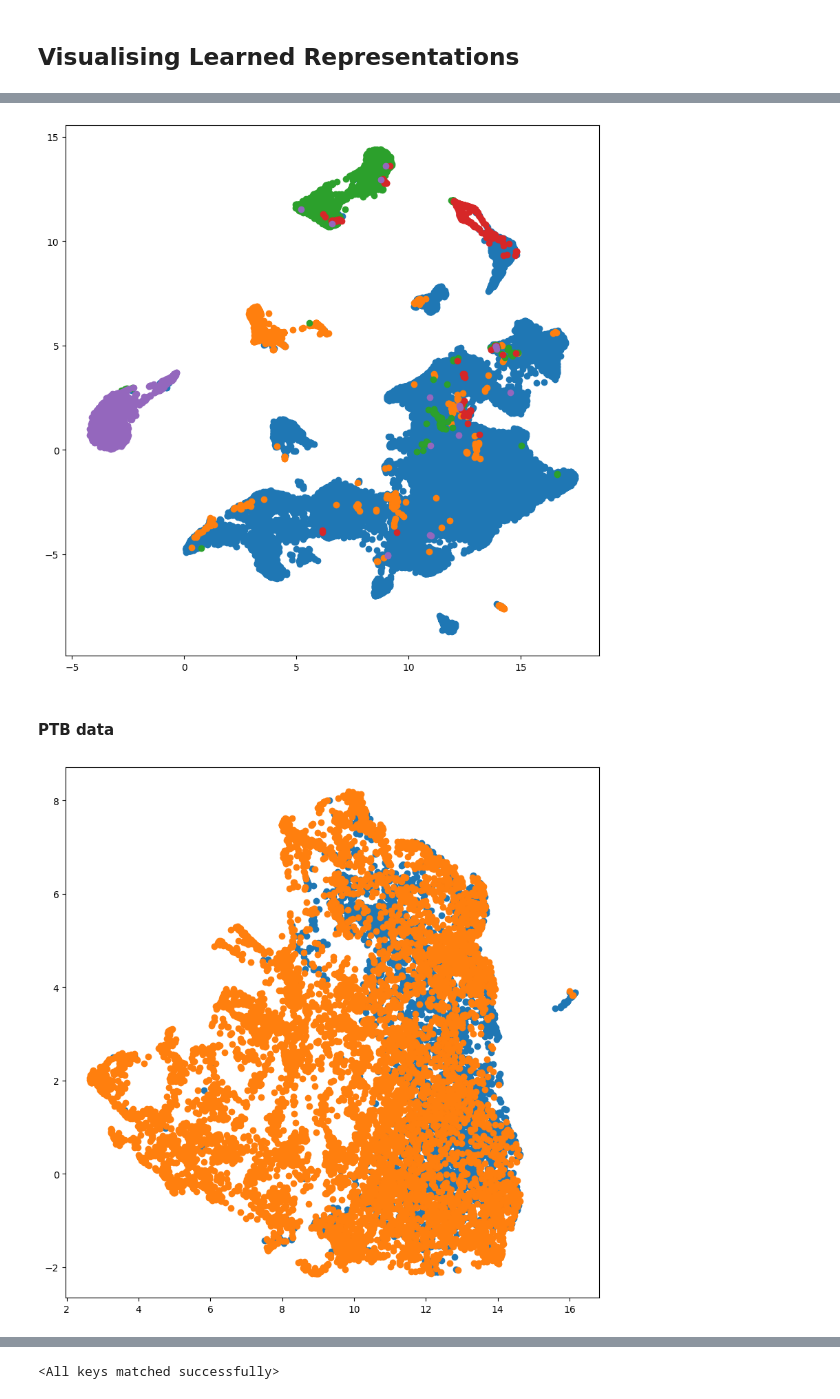
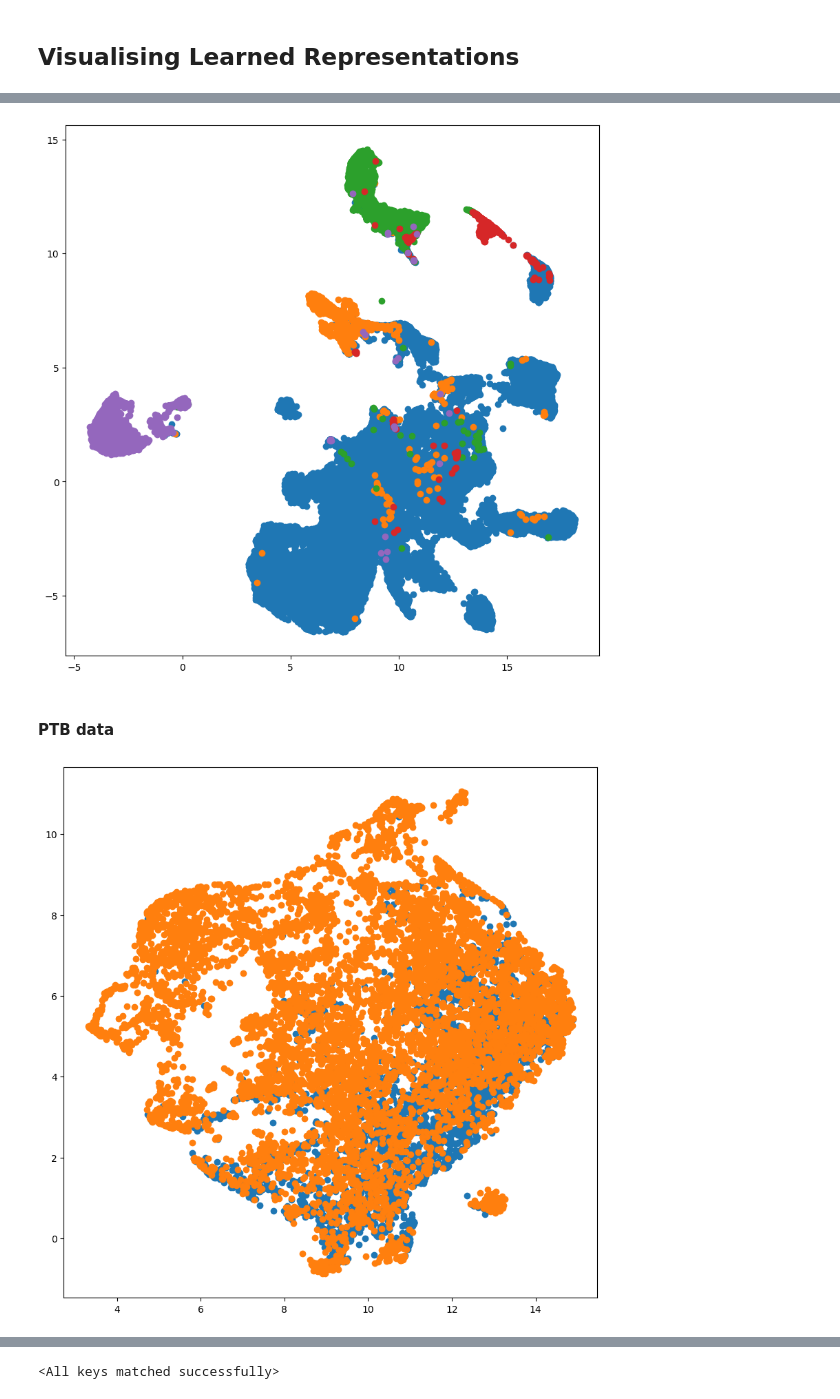
Before and after one commit to jlohunecke/ML4HC_project2, a Jupyter notebook: proj2_pt2.ipynb, the cells around one changed output, grey strips where cells are left out. Cells and saved outputs as stored; diff of their text form; code cells hidden in the pictures.

```diff
--- a/proj2_pt2.ipynb
+++ b/proj2_pt2.ipynb
@@ -559,0 +562,3 @@ model.load_state_dict(torch.load('./p2/transformer_100_lr_3e-4_1_hidden'))
+# %%
+transformer = TransformerModel(input_size, output_size).to(device)
+transformer.load_state_dict(torch.load('./p2/models/transformer_mit_100_final.pth'))
@@ -583,23 +592,16 @@ y_test_transformer = torch.cat(y_test_transformer).cpu().numpy()
 # %%
-# UMAP for dimensionality reduction
-
-import umap.umap_ as umap
-
-umap_model = umap.UMAP(n_components=2)
-X_train_umap = umap_model.fit_transform(X_train_transformer)
-
-fig, ax = plt.subplots(1, 1, figsize=(10, 10))
-for i in np.unique(y_train_transformer):
-    ax.scatter(X_train_umap[y_train_transformer == i, 0], X_train_umap[y_train_transformer == i, 1], label=f'Class {i}')
+reducer = umap.UMAP(n_components=2)
+X_train_umap = reducer.fit_transform(X_train_transformer_mit)
+visualize_umap(X_train_umap, y_train_transformer_mit)
 # %% [output]
-[figure, old version]
+[figure, new version]
-# %% [markdown]
-#### PTB data
+# %% [markdown]
+#### PTB data
 # %%
 data_train = pd.read_csv('data/ptbdb_train.csv')
 data_test = pd.read_csv('data/ptbdb_test.csv')
-data_train.columns = [str(i) for i in range(len(data_train.columns)-1)] + ['label']
-data_test.columns = [str(i) for i in range(len(data_test.columns)-1)] + ['label']
+data_train.columns = [str(i) for i in range(len(data_train.columns) - 1)] + ['label']
+data_test.columns = [str(i) for i in range(len(data_test.columns) - 1)] + ['label']
 
 X_train_ptb = data_train.iloc[:, :-1]
 y_train_ptb = data_train.iloc[:, -1]
@@ -611,8 +613,10 @@ y_train_tensor_ptb = torch.tensor(y_train_ptb.values, dtype=torch.float32).to(de
 X_test_tensor_ptb = torch.tensor(X_test_ptb.values, dtype=torch.float32).unsqueeze(2).to(device)
 y_test_tensor_ptb = torch.tensor(y_test_ptb.values, dtype=torch.float32).to(device)
 
-X_train_dataloader_ptb = DataLoader(torch.utils.data.TensorDataset(X_train_tensor_ptb, y_train_tensor_ptb), batch_size=100, shuffle=True)
-X_test_dataloader_ptb = DataLoader(torch.utils.data.TensorDataset(X_test_tensor_ptb, y_test_tensor_ptb), batch_size=100, shuffle=False)
+X_train_dataloader_ptb = DataLoader(torch.utils.data.TensorDataset(X_train_tensor_ptb, y_train_tensor_ptb),
+                                    batch_size=100, shuffle=True)
+X_test_dataloader_ptb = DataLoader(torch.utils.data.TensorDataset(X_test_tensor_ptb, y_test_tensor_ptb), batch_size=100,
+                                   shuffle=False)
 # %%
 X_train_transformer_ptb = []
 y_train_transformer_ptb = []
@@ -621,12 +625,12 @@ y_test_transformer_ptb = []
 
 with torch.no_grad():
     for i, (X_batch, y_batch) in enumerate(X_train_dataloader_ptb):
-        outputs = model.encode(X_batch)
+        outputs = transformer.encode(X_batch)
         X_train_transformer_ptb.append(outputs)
         y_train_transformer_ptb.append(y_batch)
 
     for i, (X_batch, y_batch) in enumerate(X_test_dataloader_ptb):
-        outputs = model.encode(X_batch)
+        outputs = transformer.encode(X_batch)
         X_test_transformer_ptb.append(outputs)
         y_test_transformer_ptb.append(y_batch)
 
@@ -636,12 +640,9 @@ X_test_transformer_ptb = torch.cat(X_test_transformer_ptb).cpu().numpy()
 y_train_transformer_ptb = torch.cat(y_train_transformer_ptb).cpu().numpy()
 y_test_transformer_ptb = torch.cat(y_test_transformer_ptb).cpu().numpy()
 # %%
-umap_model = umap.UMAP(n_components=2)
-X_train_umap = umap_model.fit_transform(X_train_transformer_ptb)
-
-fig, ax = plt.subplots(1, 1, figsize=(10, 10))
-for i in np.unique(y_train_transformer_ptb):
-    ax.scatter(X_train_umap[y_train_transformer_ptb == i, 0], X_train_umap[y_train_transformer_ptb == i, 1], label=f'Class {i}')
+reducer = umap.UMAP(n_components=2)
+X_train_umap = reducer.fit_transform(X_train_transformer_ptb)
+visualize_umap(X_train_umap, y_train_transformer_ptb)
 # %% [output]
-[figure, old version]
+[figure, new version]
 # %% [markdown]
```
Also changed, not shown: parts of 83 cells of this notebook, 13 other files.
